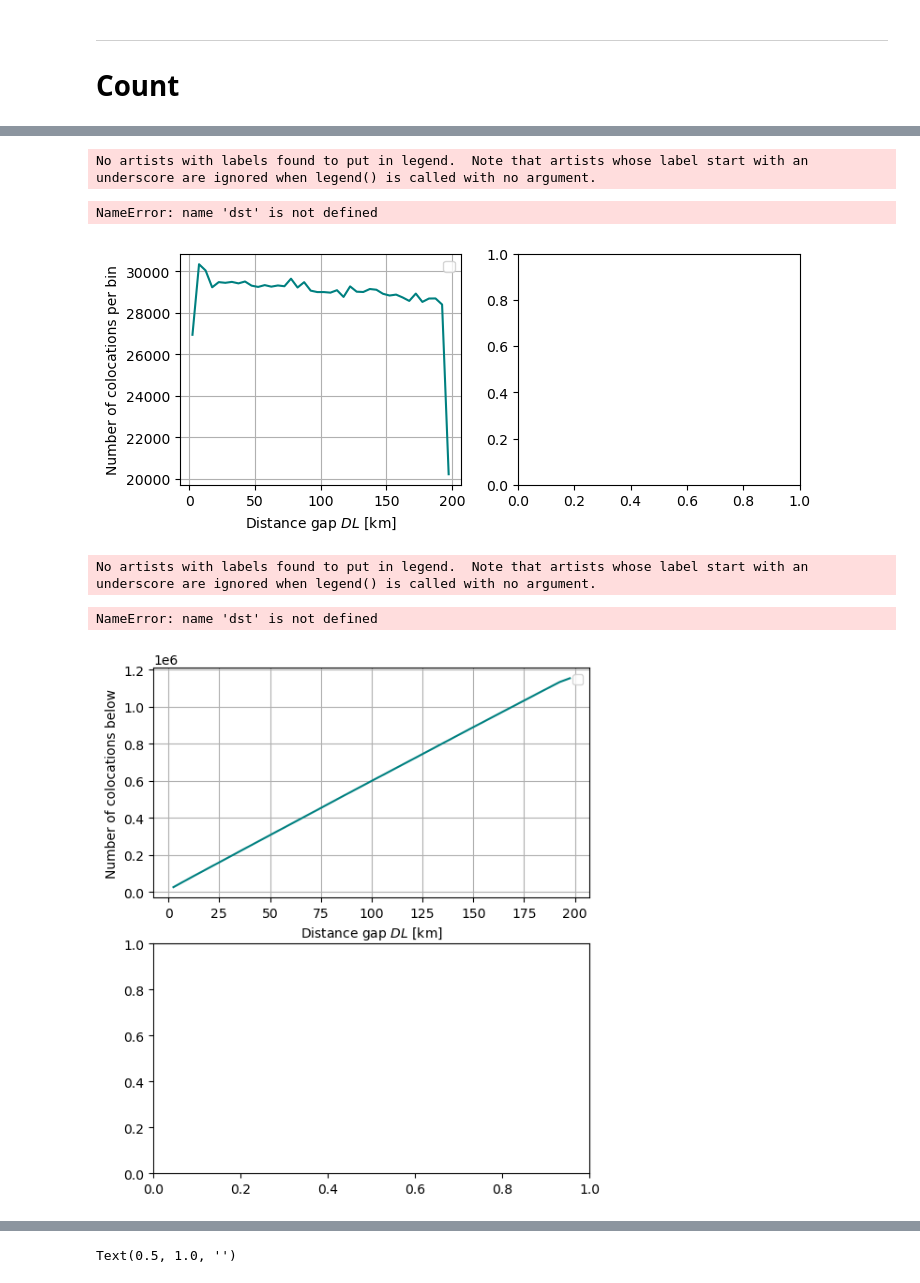
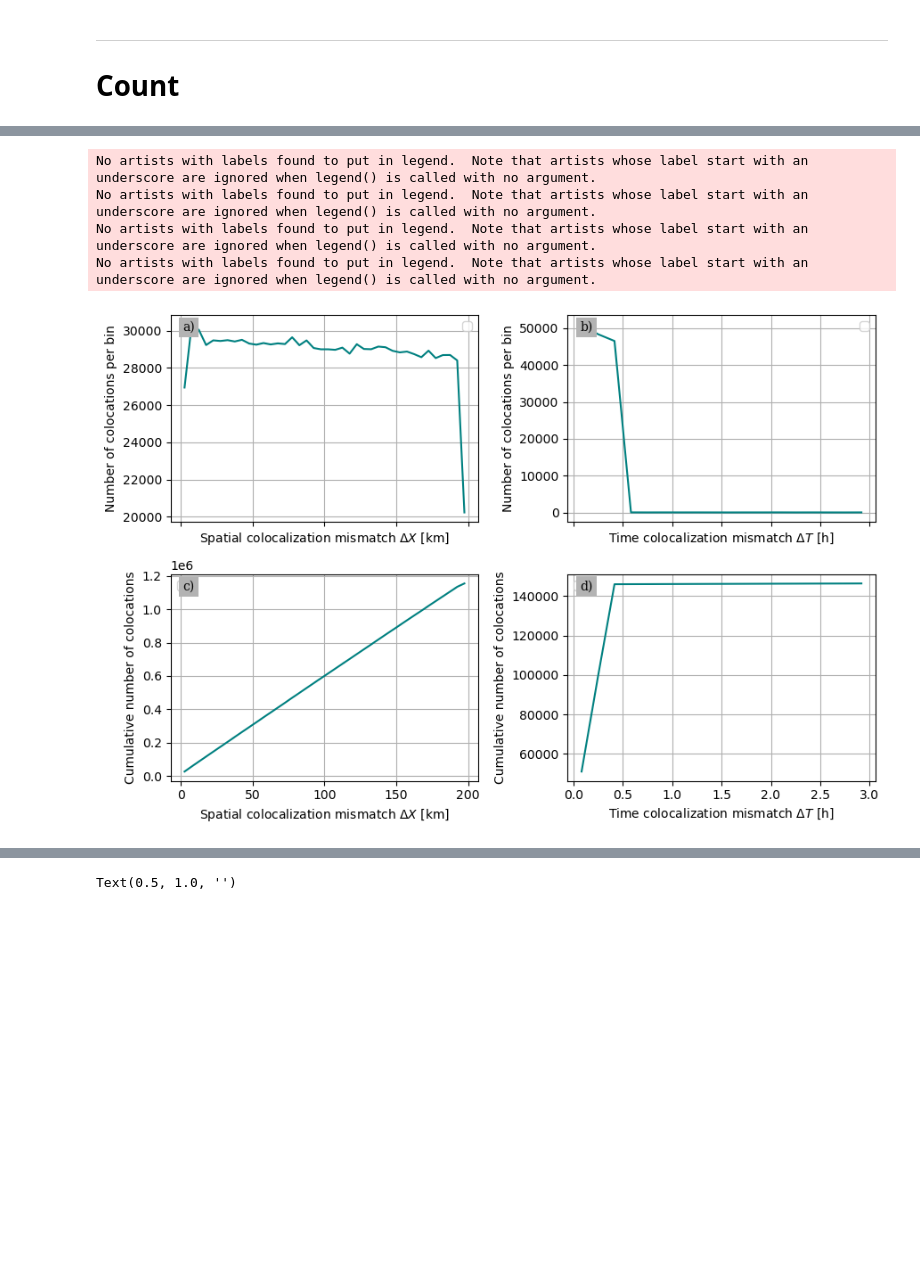
Before and after one commit to margot-demol/historical_analysis, a Jupyter notebook: 82_diag_stat_dist.ipynb, the cells around one changed output, grey strips where cells are left out. Cells and saved outputs as stored; diff of their text form; code cells hidden in the pictures; blank space fills up the shorter version.

Commit message:
work on figures

```diff
--- a/82_diag_stat_dist.ipynb
+++ b/82_diag_stat_dist.ipynb
@@ -317,0 +328,20 @@ AVISO : msre25km-mindistmsre =  1.6115257908045492e-11
+# %%
+files_ms = glob(os.path.join(zarr_dir+'_ok',f'mstime/mstime_{int(dt)}_drogued_*.zarr'))
+files_ms = [f for f in files_ms if 'gps' in f]
+files_mean = glob(os.path.join(zarr_dir+'_ok',f'meantime/meantime_{int(dt)}_drogued_*.zarr'))
+files_mean = [f for f in files_mean if 'gps' in f]
+files_corr = glob(os.path.join(zarr_dir+'_ok',f'corrtime/corrtime_{int(dt)}_drogued_*.zarr'))
+files_corr = [f for f in files_corr if 'gps' in f]
+# %%
+dsms = xr.open_mfdataset(files_ms)[var].rename({'nb_coloc_bin':'nb_coloc'}).compute()
+dsmean = xr.open_mfdataset(files_mean)[var].rename({'nb_coloc_bin':'nb_coloc'}).compute()
+dscorr = xr.open_mfdataset(files_corr).rename({'nb_coloc_bin':'nb_coloc'}).compute()
+# %%
+gps = [l for l in dsms.drifter_sat_year.values if 'gps' in l]
+dst, mslow, msup = global_ms_drifter_sat_year(dsmean.sel(drifter_sat_year=gps), dsms.sel(drifter_sat_year=gps), alpha=0.01)
+mserrt = (msup-mslow)/2
+
+dstc = -2* global_cor(dscorr)# balanced contribution
+dstc['timebin']=dstc['timebin']/3600
+dst['timebin']=dst['timebin']/3600
+mserrt['timebin']=mserrt['timebin']/3600
@@ -321,42 +394,44 @@ ______________________
 # %%
-fig, axs = plt.subplots(1,2, figsize=(8,3))
+fig, axs = plt.subplots(2,2, figsize=(9,6), sharex='col')
+axs = axs.flatten()
 ax = axs[0]
-dsd.nb_coloc_bin.plot(ax=ax, c='teal')
+dsd.nb_coloc.plot(ax=ax, c='teal')
 ax.legend()
 ax.grid()
-ax.set_xlabel(r'Distance gap $DL$ [km]')
+ax.set_xlabel('Spatial colocalization mismatch $\Delta X$ [km]')
 ax.set_ylabel('Number of colocations per bin')
+put_fig_letter(ax, 'a')
 
 ax = axs[1]
-dst.nb_coloc_bin.plot(ax=ax, c='teal')
+dst.nb_coloc.plot(ax=ax, c='teal')
 ax.legend()
 ax.grid()
-ax.set_xlabel(r'Time gap $DT$ [h]')
+ax.set_xlabel(r'Time colocalization mismatch $\Delta T$ [h]')
 ax.set_ylabel('Number of colocations per bin')
+put_fig_letter(ax, 'b')
+
+ax = axs[2]
+dsd.nb_coloc.cumsum('distbin').plot(ax=ax, c='teal')
+ax.legend()
+ax.grid()
+ax.set_xlabel('Spatial colocalization mismatch $\Delta X$ [km]')
+ax.set_ylabel('Cumulative number of colocations')
+put_fig_letter(ax, 'c', zorder=10)
+
+ax = axs[3]
+dst.nb_coloc.cumsum('timebin').plot(ax=ax, c='teal')
+ax.legend()
+ax.grid()
+ax.set_xlabel(r'Time colocalization mismatch $\Delta T$ [h]')
+ax.set_ylabel('Cumulative number of colocations')
+put_fig_letter(ax, 'd', zorder=10)
+
 fig.tight_layout()
 # %% [output]
 No artists with labels found to put in legend.  Note that artists whose label start with an underscore are ignored when legend() is called with no argument.
+No artists with labels found to put in legend.  Note that artists whose label start with an underscore are ignored when legend() is called with no argument.
+No artists with labels found to put in legend.  Note that artists whose label start with an underscore are ignored when legend() is called with no argument.
+No artists with labels found to put in legend.  Note that artists whose label start with an underscore are ignored when legend() is called with no argument.
-NameError: name 'dst' is not defined
-[figure, old version]
+[figure, new version]
-# %%
-fig, axs = plt.subplots(2,1, figsize=(6,7))
-ax = axs[0]
-dsd.nb_coloc_bin.cumsum('distbin').plot(ax=ax, c='teal')
-ax.legend()
-ax.grid()
-ax.set_xlabel(r'Distance gap $DL$ [km]')
-ax.set_ylabel('Number of colocations below')
-
-ax = axs[1]
-dst.nb_coloc_bin.cumsum('timebin').plot(ax=ax, c='teal')
-ax.legend()
-ax.grid()
-ax.set_xlabel(r'Time gap $DT$ [h]')
-ax.set_ylabel('Number of colocations below')
-fig.tight_layout()
-# %% [output]
-No artists with labels found to put in legend.  Note that artists whose label start with an underscore are ignored when legend() is called with no argument.
-NameError: name 'dst' is not defined
-[figure, removed]
 # %% [markdown]
 ______________________
```
Also changed, not shown: parts of 41 cells of this notebook, 9 other files.
